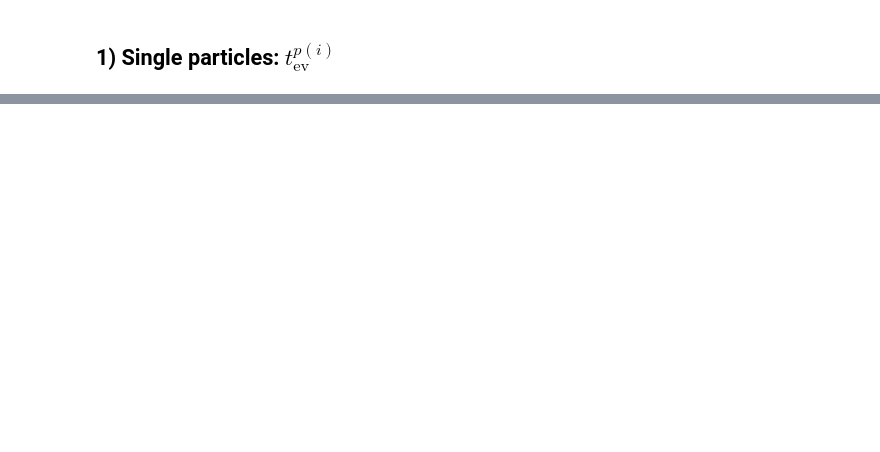
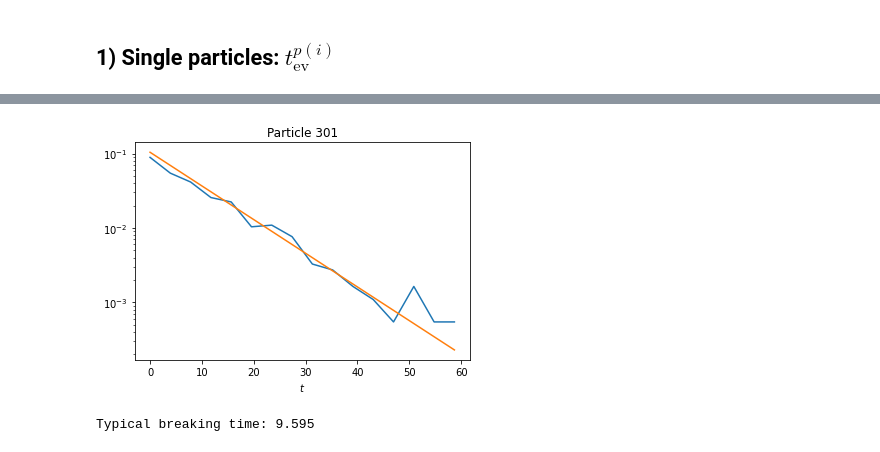
Before and after one commit to Simone7monaco/PatchyParticles, a Jupyter notebook: Histograms.ipynb, the cells around one changed output, grey strips where cells are left out. Saved outputs shown, nothing was run; the diff lists cells and outputs as text; code cells hidden in the pictures; blank space fills up the shorter version.

```diff
--- a/Histograms.ipynb
+++ b/Histograms.ipynb
@@ -151,0 +105,5 @@ plt.show()
+# %%
+expfit(300)
+# %% [output]
+[figure, added]
+Typical breaking time: 9.595
```
Also changed, not shown: parts of 11 cells of this notebook.
